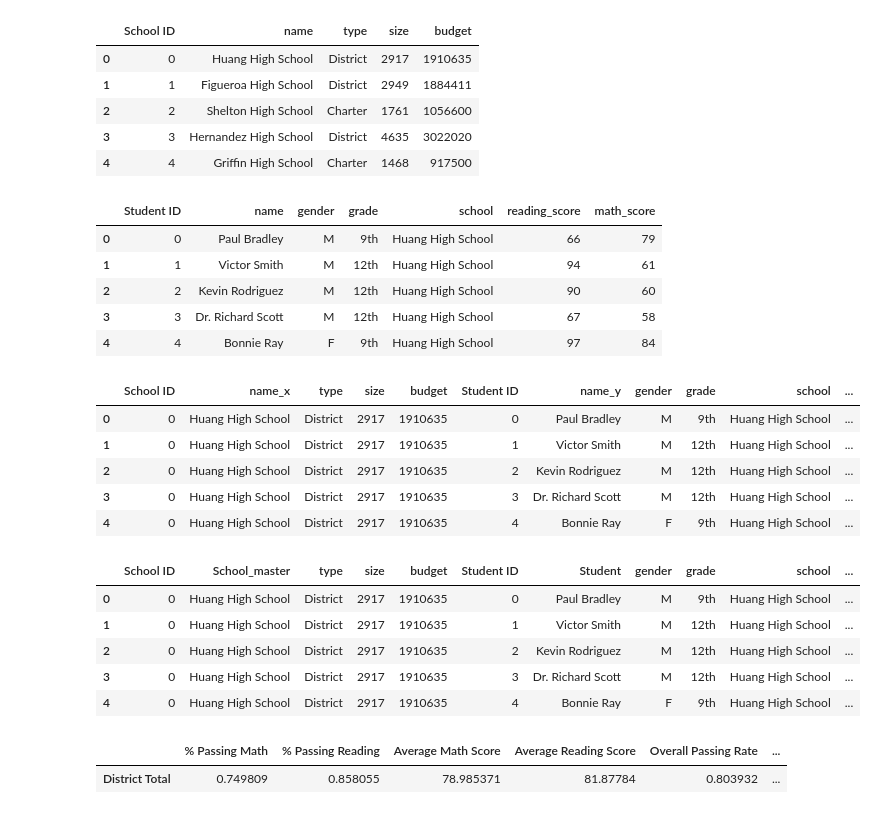
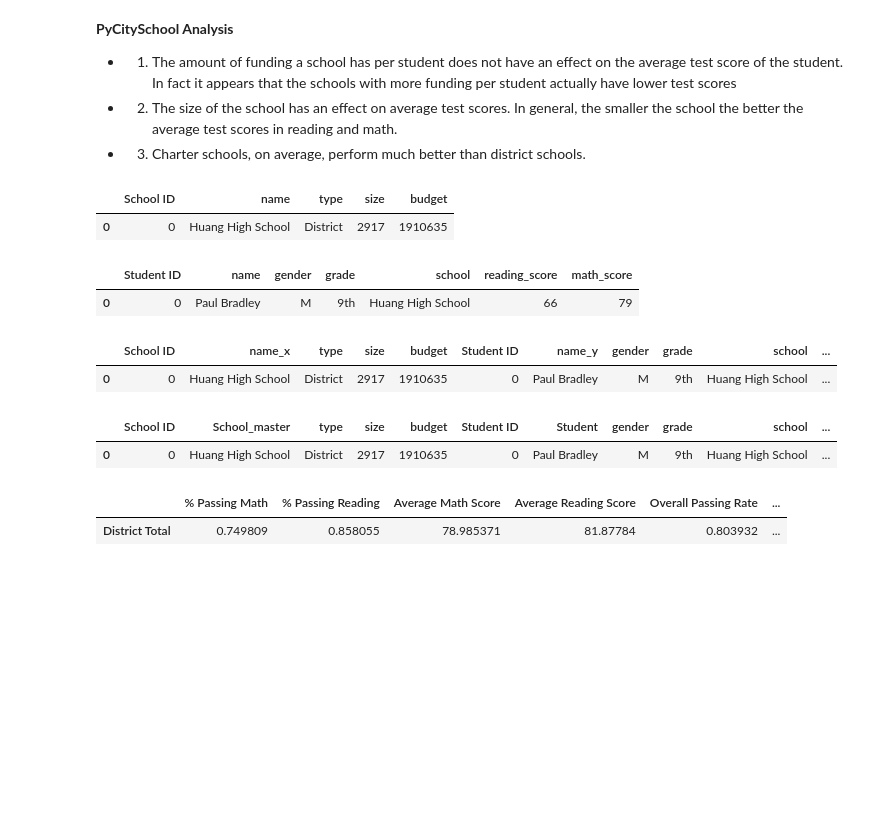
Before and after one commit to Brian-Diemer/Homework_Week_4, a Jupyter notebook: PySchools_hw.ipynb, the cells around one changed output. Saved outputs shown, nothing was run; the diff lists cells and outputs as text; code cells hidden in the pictures; blank space fills up the shorter version.

```diff
--- a/PySchools_hw.ipynb
+++ b/PySchools_hw.ipynb
@@ -89,48 +1,38 @@ As final considerations:
+# %% [markdown]
+**PyCitySchool Analysis**
+
+* 1) The amount of funding a school has per student does not have an effect on the average test score of the student. In fact it appears that the schools with more funding per student actually have lower test scores
+* 2) The size of the school has an effect on average test scores. In general, the smaller the school the better the average test scores in reading and math.
+* 3) Charter schools, on average, perform much better than district schools.
 # %%
 import pandas as pd
 import os
 # %%
 school_path=os.path.join('raw_data','schools_complete.csv')
 school_df=pd.read_csv(school_path)
-school_df.head()
+school_df.head(1)
 # %% [output]
 |  | School ID | name | type | size | budget |
 | 0 | 0 | Huang High School | District | 2917 | 1910635 |
-| 1 | 1 | Figueroa High School | District | 2949 | 1884411 |
-| 2 | 2 | Shelton High School | Charter | 1761 | 1056600 |
-| 3 | 3 | Hernandez High School | District | 4635 | 3022020 |
-| 4 | 4 | Griffin High School | Charter | 1468 | 917500 |
 # %%
 student_path=os.path.join('raw_data','students_complete.csv')
 student_df=pd.read_csv(student_path)
-student_df.head()
+student_df.head(1)
 # %% [output]
 |  | Student ID | name | gender | grade | school | reading_score | math_score |
 | 0 | 0 | Paul Bradley | M | 9th | Huang High School | 66 | 79 |
-| 1 | 1 | Victor Smith | M | 12th | Huang High School | 94 | 61 |
-| 2 | 2 | Kevin Rodriguez | M | 12th | Huang High School | 90 | 60 |
-| 3 | 3 | Dr. Richard Scott | M | 12th | Huang High School | 67 | 58 |
-| 4 | 4 | Bonnie Ray | F | 9th | Huang High School | 97 | 84 |
 # %%
 school_student_df=pd.merge(school_df,student_df,right_on='school',left_on='name',how='outer')
-school_student_df.head()
+school_student_df.head(1)
 # %% [output]
 |  | School ID | name_x | type | size | budget | Student ID | name_y | gender | grade | school | ... |
 | 0 | 0 | Huang High School | District | 2917 | 1910635 | 0 | Paul Bradley | M | 9th | Huang High School | ... |
-| 1 | 0 | Huang High School | District | 2917 | 1910635 | 1 | Victor Smith | M | 12th | Huang High School | ... |
-| 2 | 0 | Huang High School | District | 2917 | 1910635 | 2 | Kevin Rodriguez | M | 12th | Huang High School | ... |
-| 3 | 0 | Huang High School | District | 2917 | 1910635 | 3 | Dr. Richard Scott | M | 12th | Huang High School | ... |
-| 4 | 0 | Huang High School | District | 2917 | 1910635 | 4 | Bonnie Ray | F | 9th | Huang High School | ... |
 # %%
 #Trying to rename columns name_x and name_y
 
 school_student_df.rename(index=str,columns={'name_x':'School_master','name_y':'Student'},inplace=True)
-school_student_df.head()
+school_student_df.head(1)
 # %% [output]
 |  | School ID | School_master | type | size | budget | Student ID | Student | gender | grade | school | ... |
 | 0 | 0 | Huang High School | District | 2917 | 1910635 | 0 | Paul Bradley | M | 9th | Huang High School | ... |
-| 1 | 0 | Huang High School | District | 2917 | 1910635 | 1 | Victor Smith | M | 12th | Huang High School | ... |
-| 2 | 0 | Huang High School | District | 2917 | 1910635 | 2 | Kevin Rodriguez | M | 12th | Huang High School | ... |
-| 3 | 0 | Huang High School | District | 2917 | 1910635 | 3 | Dr. Richard Scott | M | 12th | Huang High School | ... |
-| 4 | 0 | Huang High School | District | 2917 | 1910635 | 4 | Bonnie Ray | F | 9th | Huang High School | ... |
 # %%
```
Also changed, not shown: parts of 14 cells of this notebook, 1 other file.
